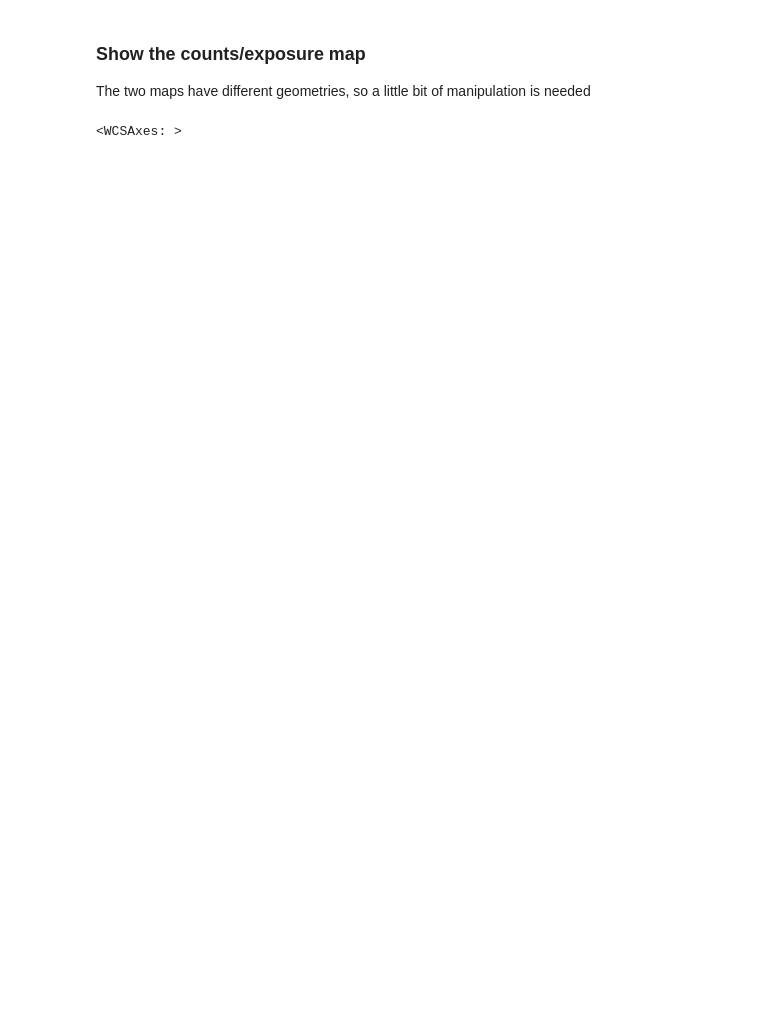
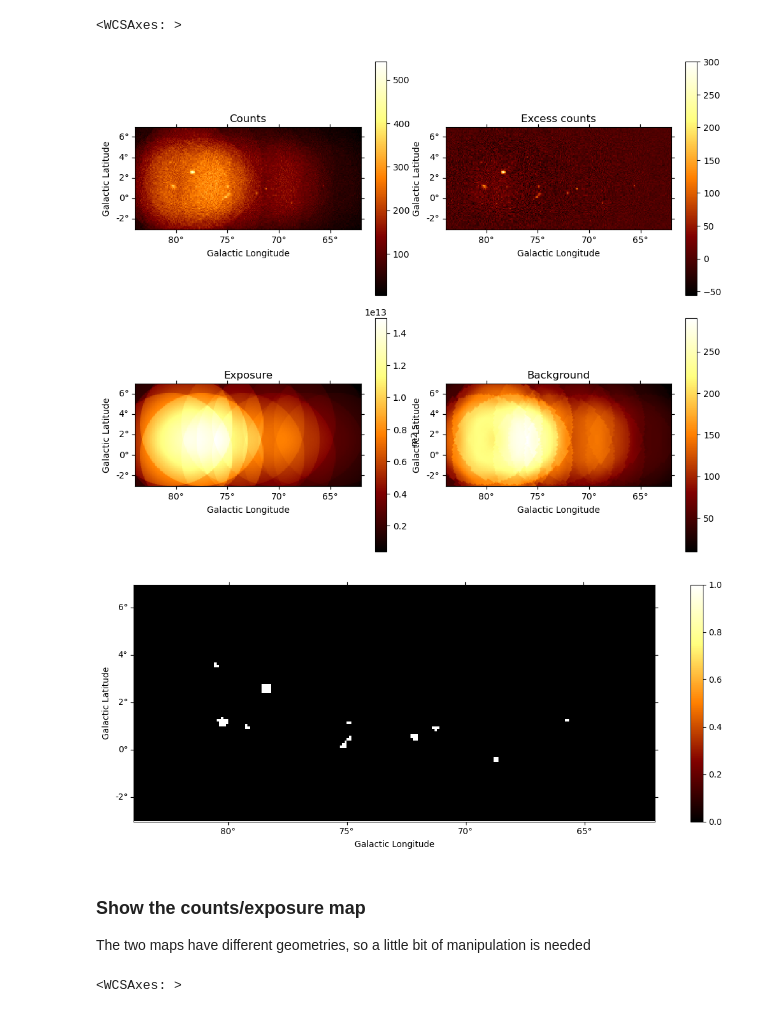
Before and after one commit to Tutanto/DiffuseEmission, a Jupyter notebook: analysis/gauss_histogram.ipynb, the cells around one changed output. Drawn from its saved outputs; the diff is of its cells as text; code cells hidden in the pictures; blank space fills up the shorter version.

```diff
--- a/analysis/gauss_histogram.ipynb
+++ b/analysis/gauss_histogram.ipynb
@@ -29,4 +34,12 @@ mask_map = Map.read(path_to_maps / "exclusion_mask.fits")
 mask_map.data = mask_map.data.astype(bool)
+# %%
+dataset.peek()
+plt.figure(figsize=(15,5))
+mask_map.plot(add_cbar=True)
+# %% [output]
+<WCSAxes: >
+[figure, added]
+[figure, added]
 # %% [markdown]
 ### Show the counts/exposure map
 The two maps have different geometries, so a little bit of manipulation is needed
```
Also changed, not shown: parts of 7 cells of this notebook, 36 other files.
